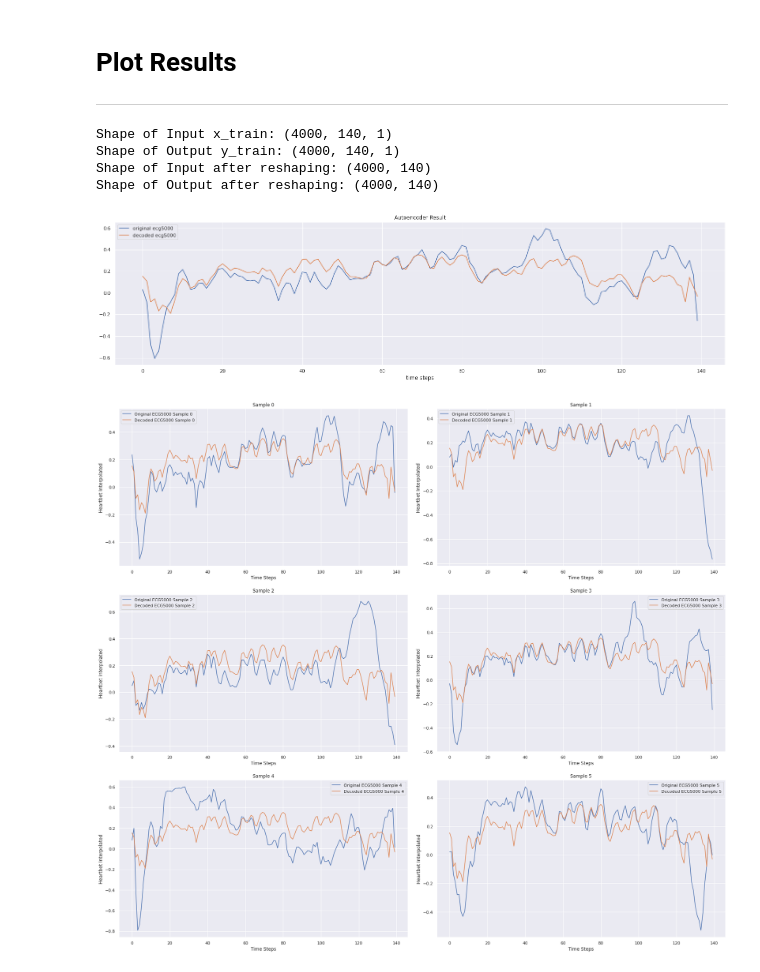
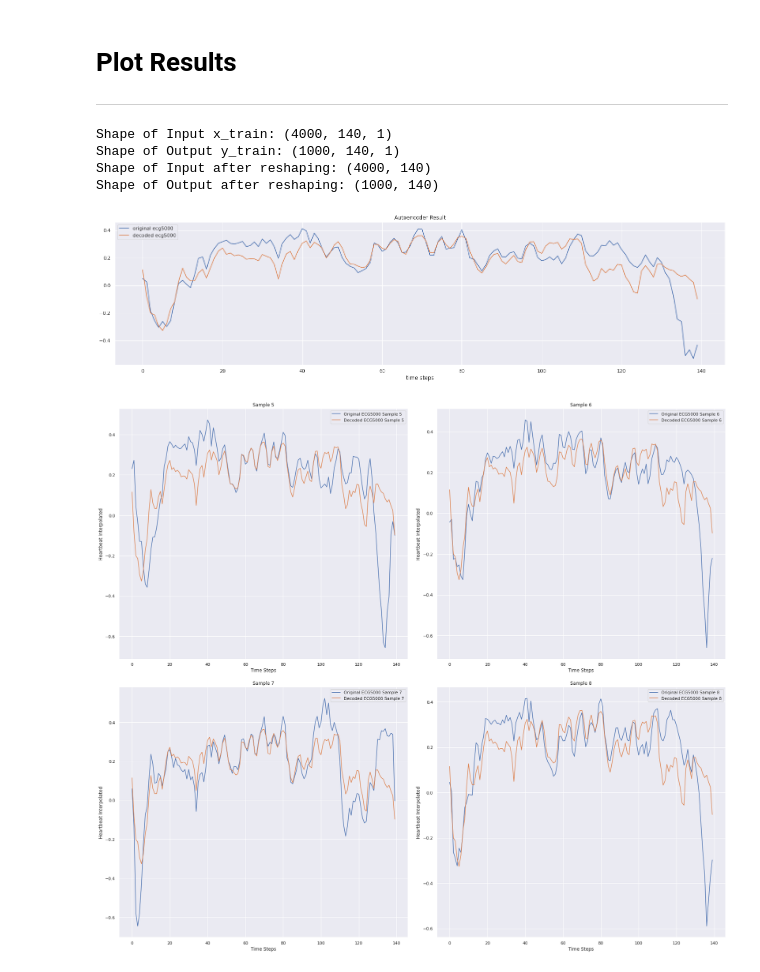
Before and after one commit to nina-prog/sem-data-analysis-VAE, a Jupyter notebook: VAE_v2.0.ipynb, the cells around one changed output. Drawn from its saved outputs; the diff is of its cells as text; code cells hidden in the pictures.

Commit message:
Used x_test instead of x_train as input -- and small typo fixes

```diff
--- a/VAE_v2.0.ipynb
+++ b/VAE_v2.0.ipynb
@@ -267,7 +285,7 @@ vae.compile(optimizer='adam', loss='binary_crossentropy')
 history = vae.fit(x_train, epochs=epochs, batch_size=batch_size)
 
 ### Recreation
-bottleneck = encoder.predict(x_train)
+bottleneck = encoder.predict(x_test)
 decoded_ecg5000 = decoder.predict(bottleneck)
 # %% [output]
 Epoch 1/50
@@ -374,9 +392,9 @@ print("Shape of Input after reshaping: {}".format(new_x_train.shape))
 print("Shape of Output after reshaping: {}".format(new_decoded_ecg5000.shape))
 # %% [output]
 Shape of Input x_train: (4000, 140, 1)
-Shape of Output y_train: (4000, 140, 1)
+Shape of Output y_train: (1000, 140, 1)
 Shape of Input after reshaping: (4000, 140)
-Shape of Output after reshaping: (4000, 140)
+Shape of Output after reshaping: (1000, 140)
 # %%
 ### Plot only one sample
 i = 34 # indize/sample which is going to be plotted
@@ -388,24 +406,24 @@ plt.plot(new_decoded_ecg5000[i], label='decoded ecg5000')
 plt.legend(loc="upper left")
 plt.show()
 # %% [output]
-[figure, old version]
+[figure, new version]
 # %%
 ### Plot Multiple Samples
-n_rows = 3
+n_rows = 2
 n_cols = 2
 
 # Size Properties and layout design for tighter representation
 fig, axs = plt.subplots(nrows = n_rows, ncols = n_cols, figsize=(23,20))
 fig.tight_layout(w_pad=4, h_pad = 5)
 
 # Subplotting
-i = 0
+i = 5
 for row in range(n_rows):
   for col in range(n_cols):
     axs[row, col].plot(new_x_train[i])
     axs[row, col].plot(new_decoded_ecg5000[i])
     axs[row, col].legend(["Original ECG5000 Sample {}".format(i), "Decoded ECG5000 Sample {}".format(i)])
-    axs[row, col].set(xlabel = "Time Steps", ylabel = "Heartbet Interpolated", title = "Sample {}".format(i))
+    axs[row, col].set(xlabel = "Time Steps", ylabel = "Heartbeat Interpolated", title = "Sample {}".format(i))
     i = i + 1
 # %% [output]
-[figure, old version]
+[figure, new version]
```
Also changed, not shown: parts of 6 cells of this notebook.
